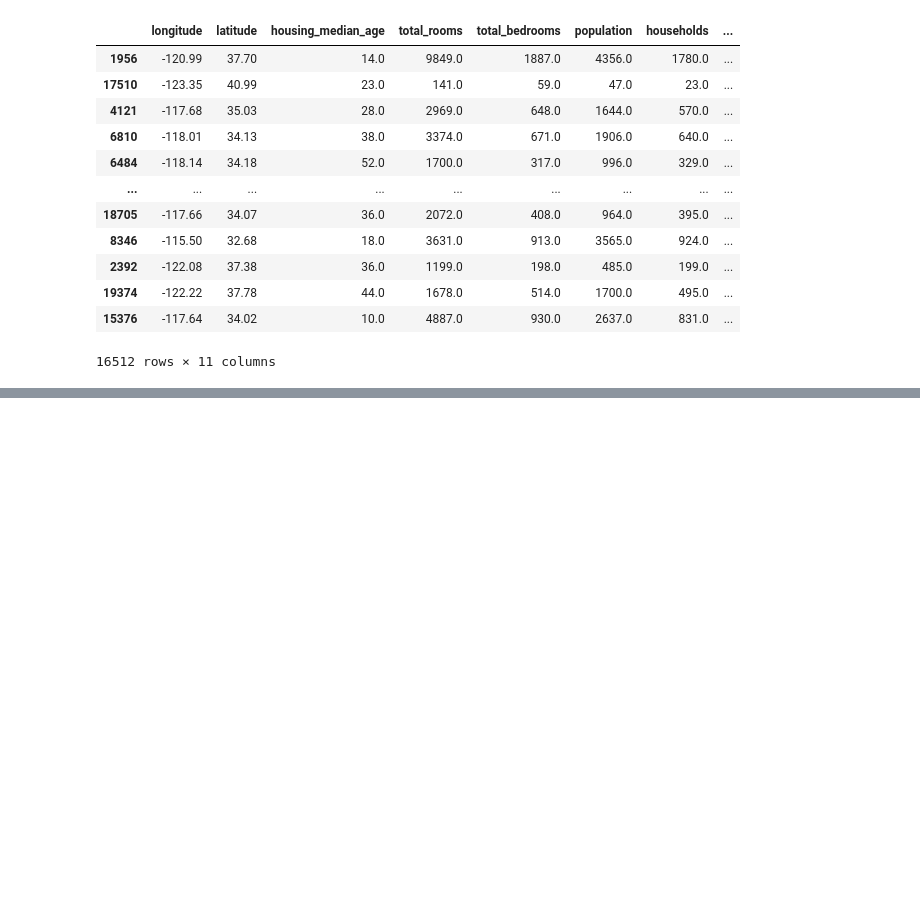
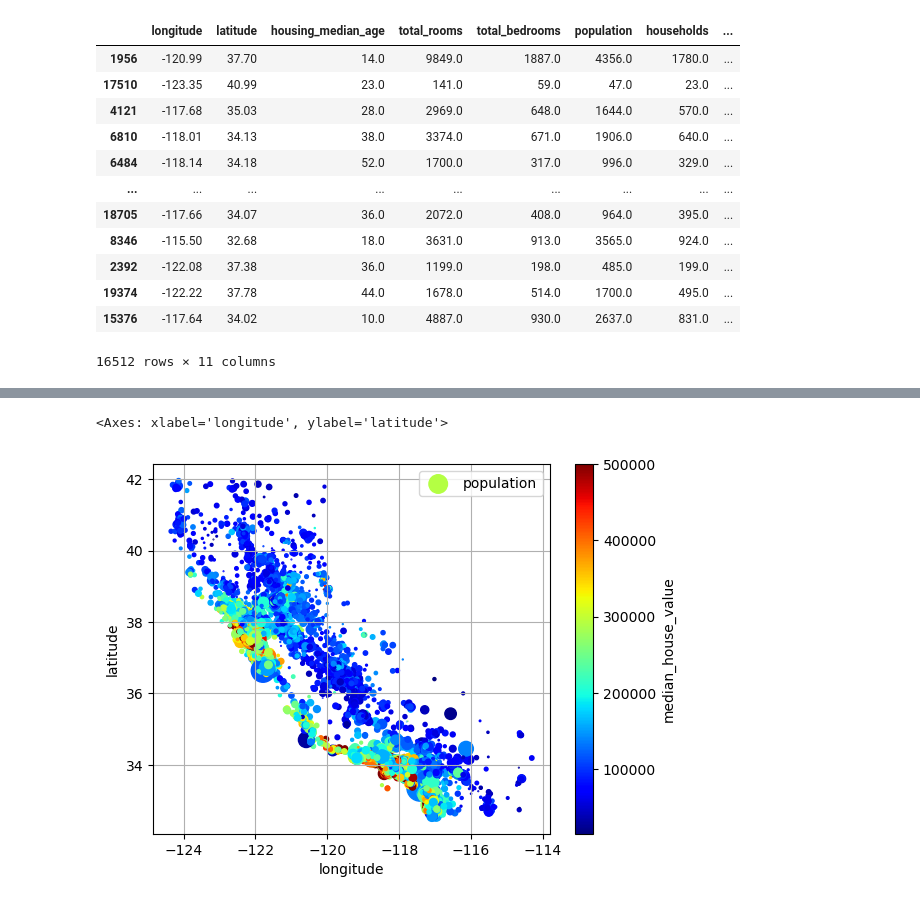
Before and after one commit to aditya-raj-bhakta/ml, a Jupyter notebook: houses.ipynb, the cells around one changed output, grey strips where cells are left out. Saved outputs shown, nothing was run; the diff lists cells and outputs as text; code cells hidden in the pictures; blank space fills up the shorter version.

```diff
--- a/houses.ipynb
+++ b/houses.ipynb
@@ -133,23 +135,7 @@ train
 | 15376 | -117.64 | 34.02 | 10.0 | 4887.0 | 930.0 | 2637.0 | 831.0 | ... |
 16512 rows × 11 columns
 # %%
+train,test=train_test_split(df2,test_size=0.2,random_state=42)
 
-df2=df.copy()
-df2["house_cat"] = pd.cut(
-    df2["median_house_value"],
-    bins=[0, 100000, 200000, 300000, 400000, float("inf")],
-    labels=[1,2,3,4,5]
-)
-df2 = df2.dropna()
-from sklearn.model_selection import StratifiedShuffleSplit
-split=StratifiedShuffleSplit(
-    n_splits=4,
-    test_size=0.2,
-    random_state=42
-)
-x=df2["median_house_value"]
-y=df2.drop("median_house_value",axis=1)
-for train_index,test_index in split.split(x,y):
-    train=df2.loc[train_index]
-    test=df2.loc[test_index]
+train
 # %% [output]
@@ -156,0 +155,18 @@ ValueError: The least populated classes in y have only 1 member, which is too fe
+# %%
+train.plot(
+    kind="scatter",
+    x="longitude",
+    y="latitude",
+    grid=True,
+    s=train["population"]/100,
+    label="population",
+    c="median_house_value",
+    cmap="jet",
+    colorbar=True,
+    legend=True,
+    sharex=False
+
+)
+# %% [output]
+<Axes: xlabel='longitude', ylabel='latitude'>
+[figure, added]
```
Also changed, not shown: parts of 14 cells of this notebook, 2 other files.
